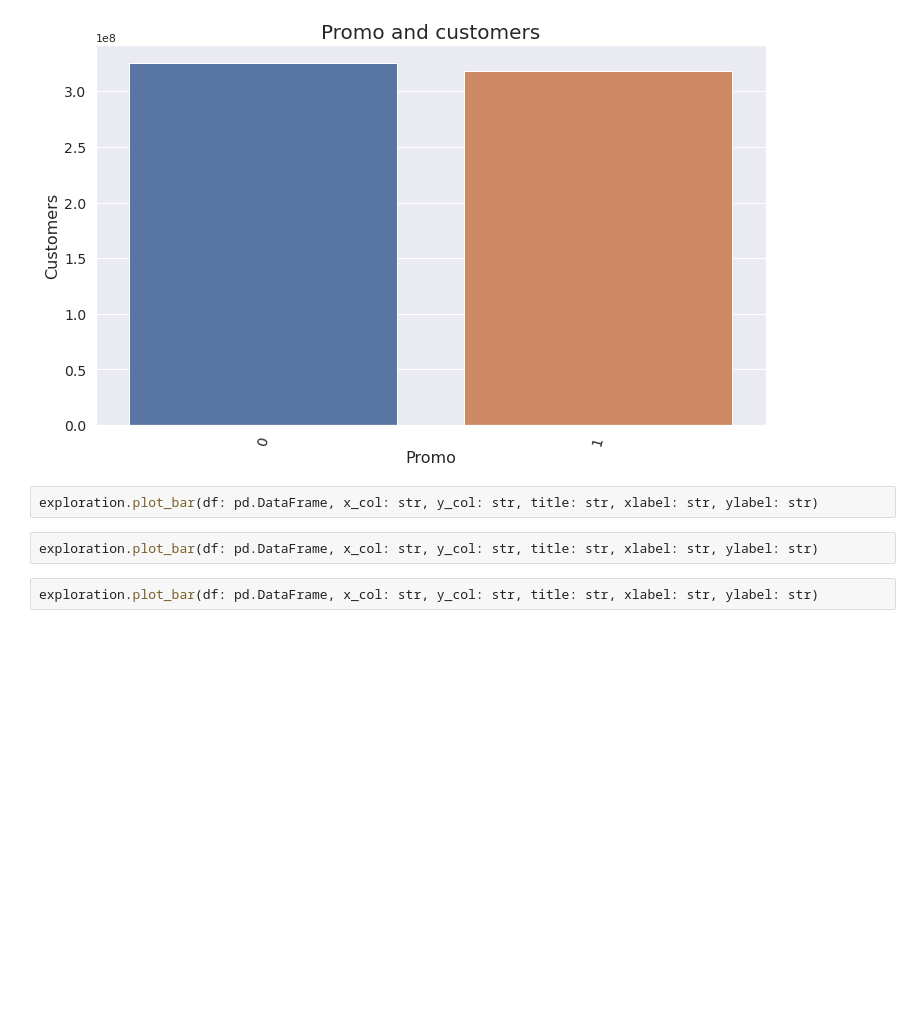
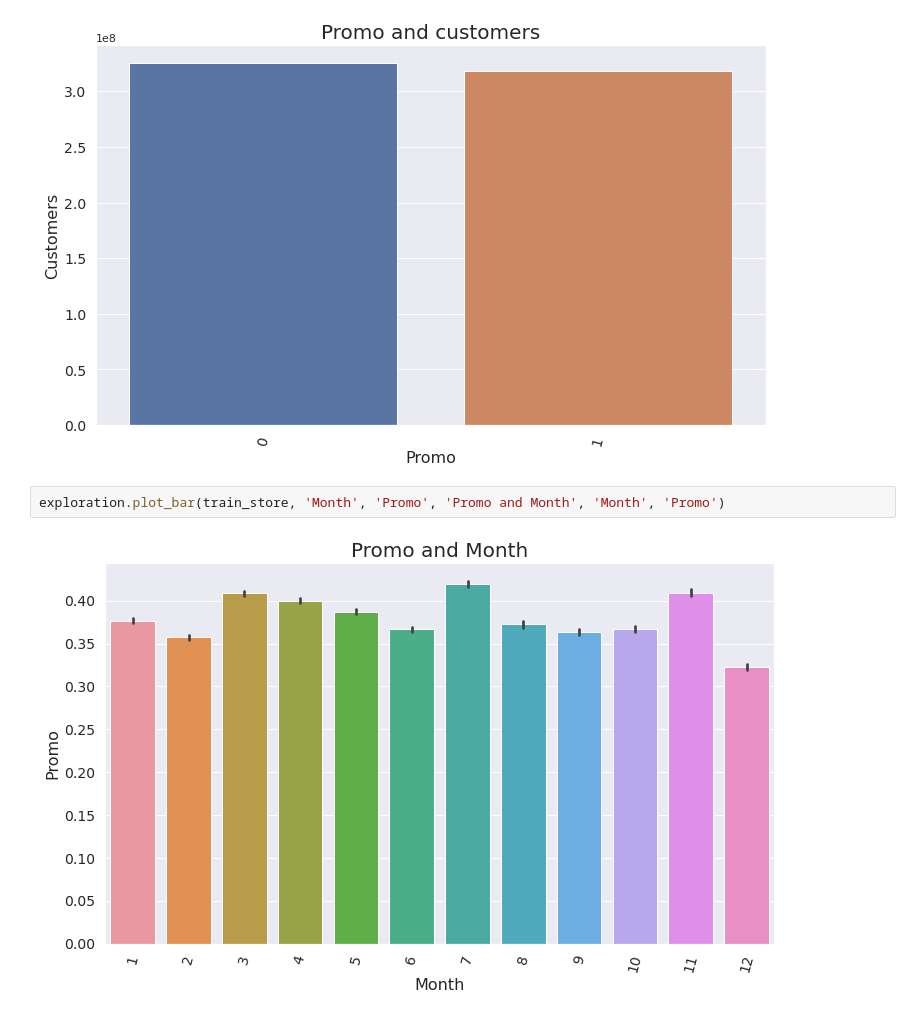
Before and after one commit to abel-blue/pharmaceutical-sales-prediction, a Jupyter notebook: notebooks/data_exploration.ipynb, the cells around one changed output. Drawn from its saved outputs; the diff is of its cells as text; blank space fills up the shorter version.

```diff
--- a/notebooks/data_exploration.ipynb
+++ b/notebooks/data_exploration.ipynb
@@ -111,9 +111,7 @@ promo_customers.head()
 exploration.plot_bar(promo_customers, 'Promo', 'Customers', 'Promo and customers', 'Promo', 'Customers')
 # %% [output]
 [figure]
-# %%
-exploration.plot_bar(df: pd.DataFrame, x_col: str, y_col: str, title: str, xlabel: str, ylabel: str)
-# %%
-exploration.plot_bar(df: pd.DataFrame, x_col: str, y_col: str, title: str, xlabel: str, ylabel: str)
-# %%
-exploration.plot_bar(df: pd.DataFrame, x_col: str, y_col: str, title: str, xlabel: str, ylabel: str)
+# %%
+exploration.plot_bar(train_store, 'Month', 'Promo', 'Promo and Month', 'Month', 'Promo')
+# %% [output]
+[figure, added]
```
Also changed, not shown: parts of 11 cells of this notebook.
